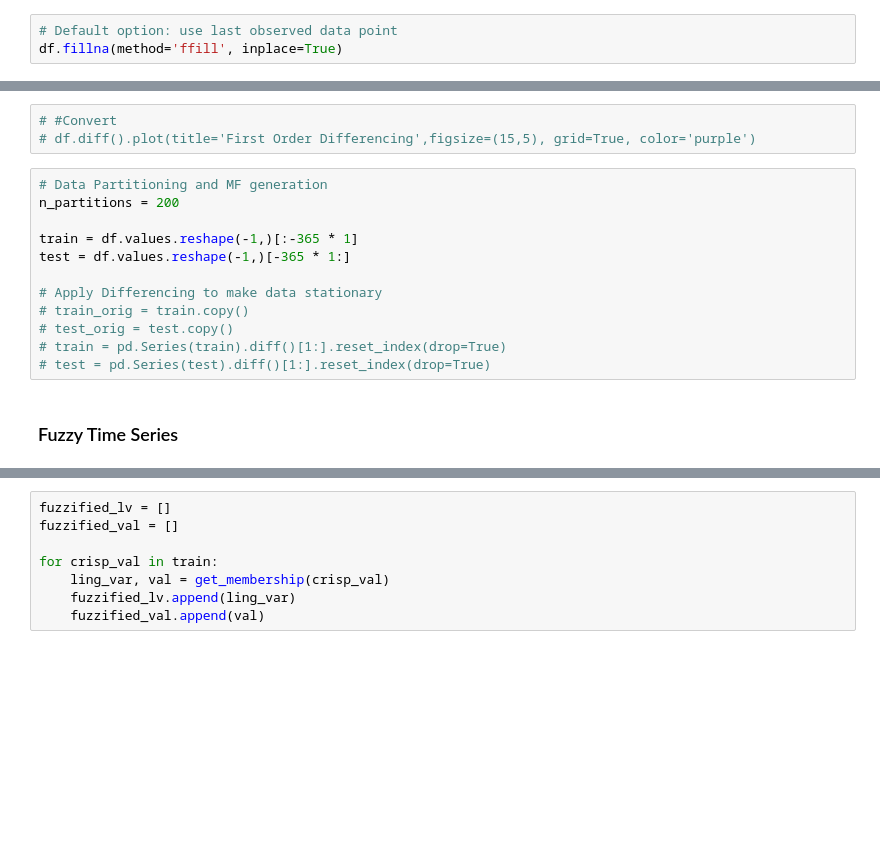
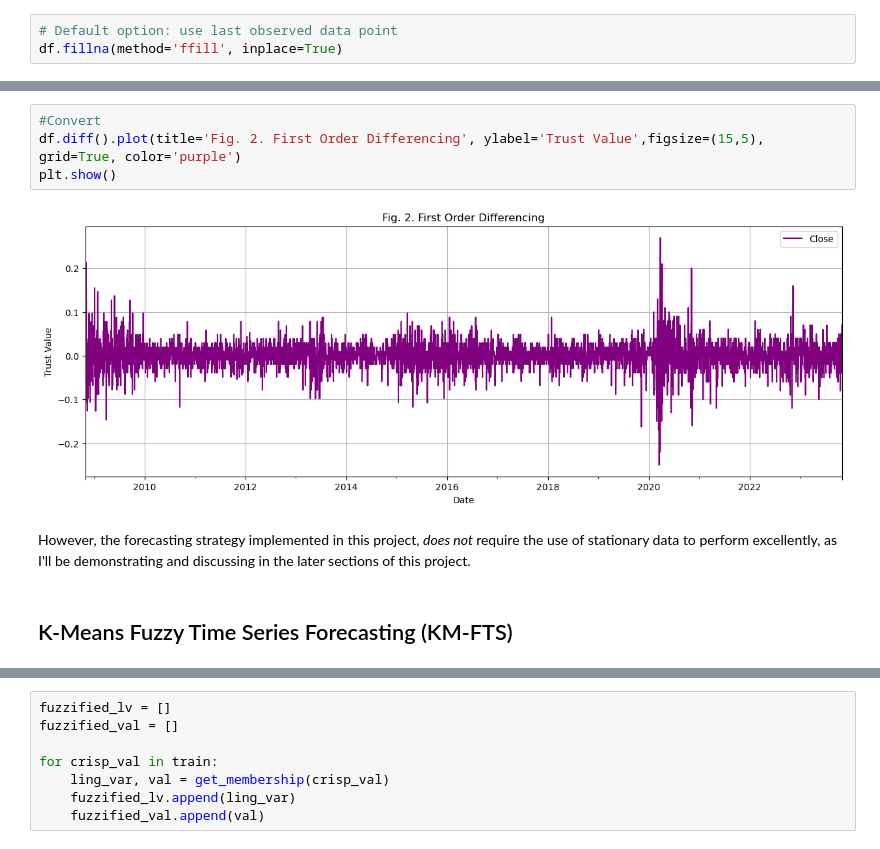
Before and after one commit to reinbugnot/kmeans-fuzzy-ts-forecast, a Jupyter notebook: fts-self-implement.ipynb, the cells around one changed output, grey strips where cells are left out. Drawn from its saved outputs; the diff is of its cells as text; blank space fills up the shorter version.

```diff
--- a/fts-self-implement.ipynb
+++ b/fts-self-implement.ipynb
@@ -77,17 +97,10 @@ df.plot(title='A17U.SI Time Series',figsize=(15,5), grid=True)
 # %%
-# #Convert
-# df.diff().plot(title='First Order Differencing',figsize=(15,5), grid=True, color='purple')
+#Convert
+df.diff().plot(title='Fig. 2. First Order Differencing', ylabel='Trust Value',figsize=(15,5), grid=True, color='purple')
+plt.show()
+# %% [output]
+[figure, added]
-# %%
-# Data Partitioning and MF generation
-n_partitions = 200
-
-train = df.values.reshape(-1,)[:-365 * 1]
-test = df.values.reshape(-1,)[-365 * 1:]
-
-# Apply Differencing to make data stationary
-# train_orig = train.copy()
-# test_orig = test.copy()
-# train = pd.Series(train).diff()[1:].reset_index(drop=True)
-# test = pd.Series(test).diff()[1:].reset_index(drop=True)
+# %% [markdown]
+However, the forecasting strategy implemented in this project, <em> does not </em> require the use of stationary data to perform excellently, as I'll be demonstrating and discussing in the later sections of this project.
 # %% [markdown]
-### Fuzzy Time Series
+## K-Means Fuzzy Time Series Forecasting (KM-FTS)
```
Also changed, not shown: parts of 44 cells of this notebook.
